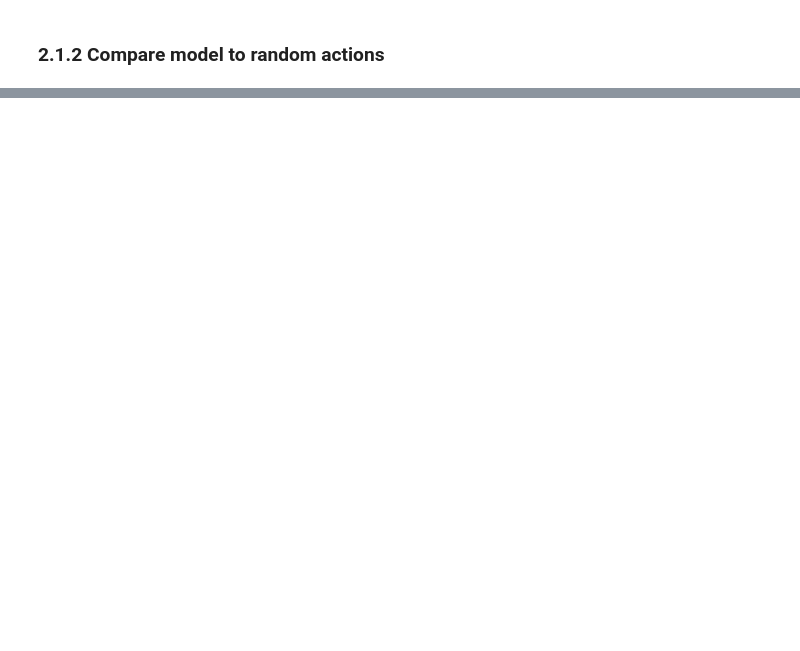
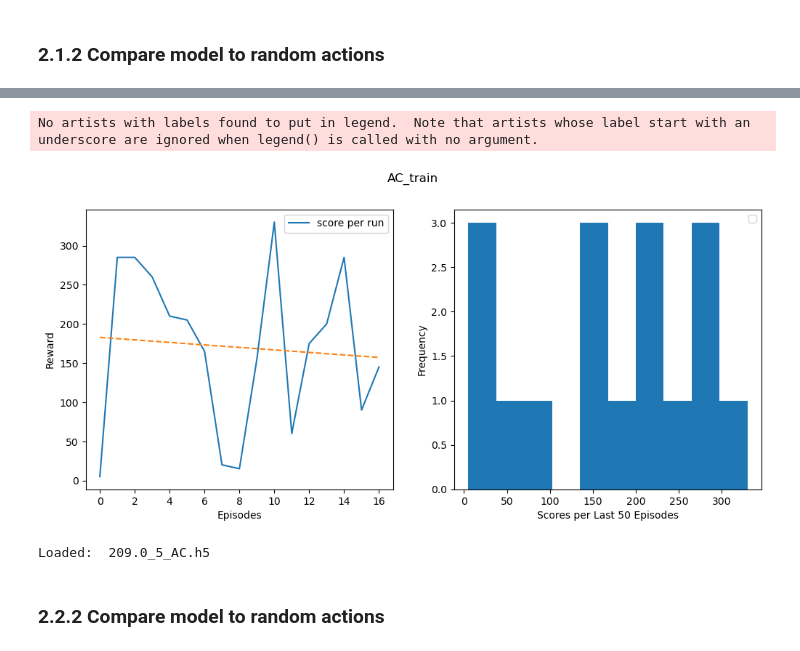
Before and after one commit to 4rn3/rl_school_project, a Jupyter notebook: space_invaders.ipynb, the cells around one changed output, grey strips where cells are left out. Saved outputs shown, nothing was run; the diff lists cells and outputs as text; code cells hidden in the pictures; blank space fills up the shorter version.

```diff
--- a/space_invaders.ipynb
+++ b/space_invaders.ipynb
@@ -282,11 +298,7 @@ epochs, rewards = 0, 0
 observation = env.reset()
 done = False
 
-#while not done: #use for while testing
-for i in trange(1,5000):
-
-    if done:
-        break
+while not done:
 
     observation = tf.convert_to_tensor(observation)
     observation = tf.expand_dims(observation, 0)
@@ -304,0 +319,36 @@ Reward: 135.0
+# %%
+#hyp
+TRAIN_EPISODE = 100
+TEST_EPISODE = 10
+LR = 1e-2
+GOAL = 250
+AGGREGATE_STATS = 5
+MAX_STEPS_PER_EPISODEE = 10000
+MODEL_NAME = "AC"
+GAMMA = 0.99
+EPS = np.finfo(np.float32).eps.item() #smallest number such that 1.0 + eps != 1.0
+# %%
+# Define the different layers
+inputs = Input(shape=env.observation_space.shape[1:])
+
+common = Conv2D(32, kernel_size=(3, 3), activation='relu')(inputs)
+common = MaxPooling2D(pool_size=(2, 2))(common)
+
+common = Conv2D(32, kernel_size=(3, 3), activation='relu')(common)
+common = MaxPooling2D(pool_size=(2, 2))(common)
+
+common = Conv2D(32, kernel_size=(3, 3), activation='relu')(common)
+common = MaxPooling2D(pool_size=(2, 2))(common)
+
+common = Flatten()(common)
+
+actor = Dense(env.action_space.n, activation="softmax")(common)
+critic = Dense(1)(common)
+
+# Construct the model
+model = keras.Model(inputs=inputs, outputs=[actor, critic])
+print(model.summary())
+
+# Add adam optimizer and Huber loss
+optimizer = keras.optimizers.Adam(learning_rate=LR)
+huber_loss = keras.losses.Huber()
@@ -304,0 +482,5 @@ Reward: 135.0
+# %%
+plot_res(score_history,'AC_train')
+# %% [output]
+No artists with labels found to put in legend.  Note that artists whose label start with an underscore are ignored when legend() is called with no argument.
+[figure, added]
@@ -304,0 +512,9 @@ Reward: 135.0
+# %%
+### Load the best model
+best_model = sorted(os.listdir("./models/AC_models"))[-1]
+print("Loaded: ", best_model)
+model = load_model(os.path.join("./models/AC_models",best_model), compile=False)
+# %% [output]
+Loaded:  209.0_5_AC.h5
+# %% [markdown]
+### 2.2.2 Compare model to random actions
```
Also changed, not shown: parts of 18 cells of this notebook.
